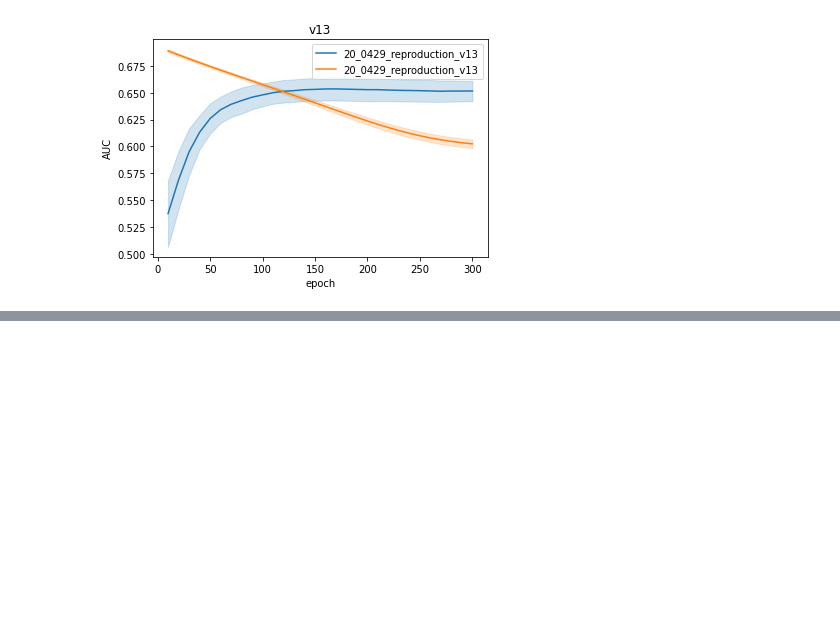
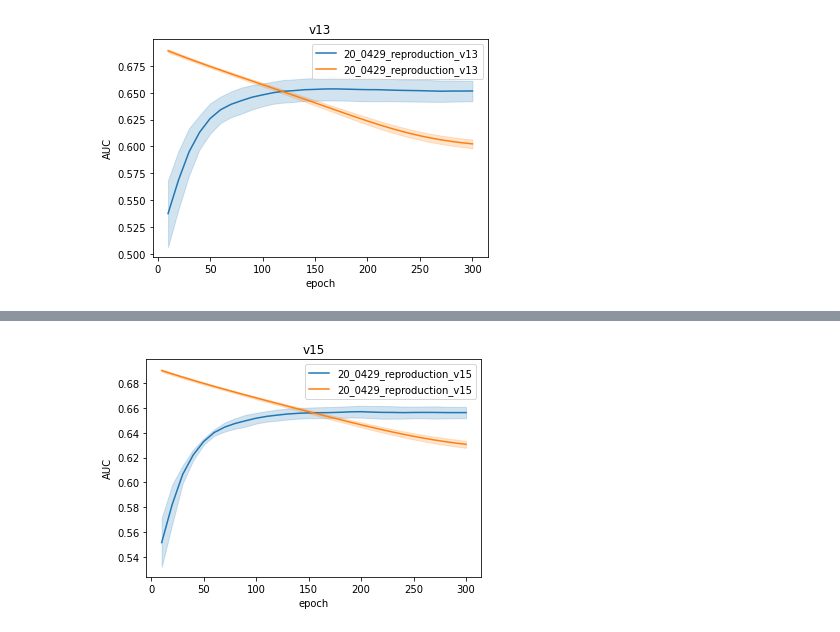
Before and after one commit to qqpann/KnowledgeTracing, a Jupyter notebook: notebook/DrawLC_reproduce_simulated_v10.ipynb, the cells around one changed output, grey strips where cells are left out. Cells and saved outputs as stored; diff of their text form; code cells hidden in the pictures; blank space fills up the shorter version.

```diff
--- a/notebook/DrawLC_reproduce_simulated_v10.ipynb
+++ b/notebook/DrawLC_reproduce_simulated_v10.ipynb
@@ -159,0 +170,5 @@ lc_plot('v13', v13)
+# %%
+v15 = report_path('20_0429_reproduction_v15', '20200604-1541')
+lc_plot('v15', v15)
+# %% [output]
+[figure, added]
```
Also changed, not shown: parts of 3 cells of this notebook.
